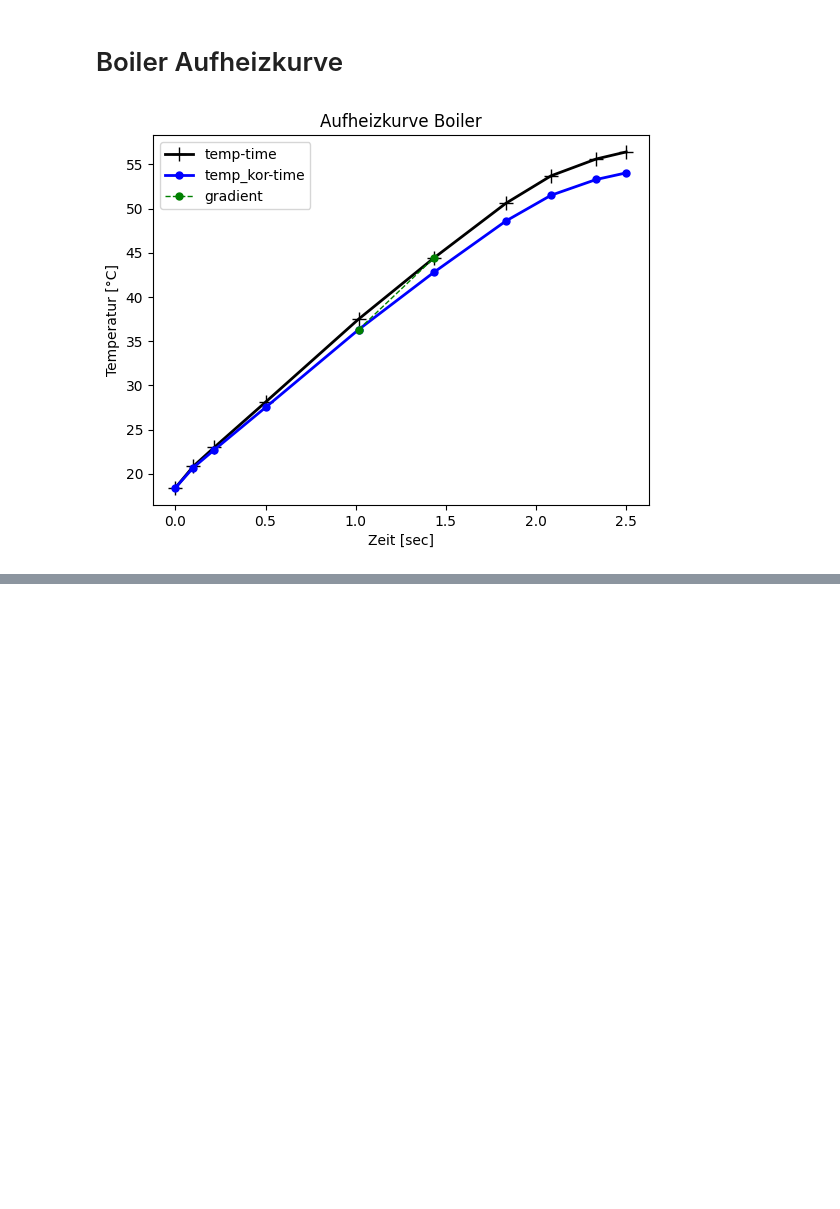
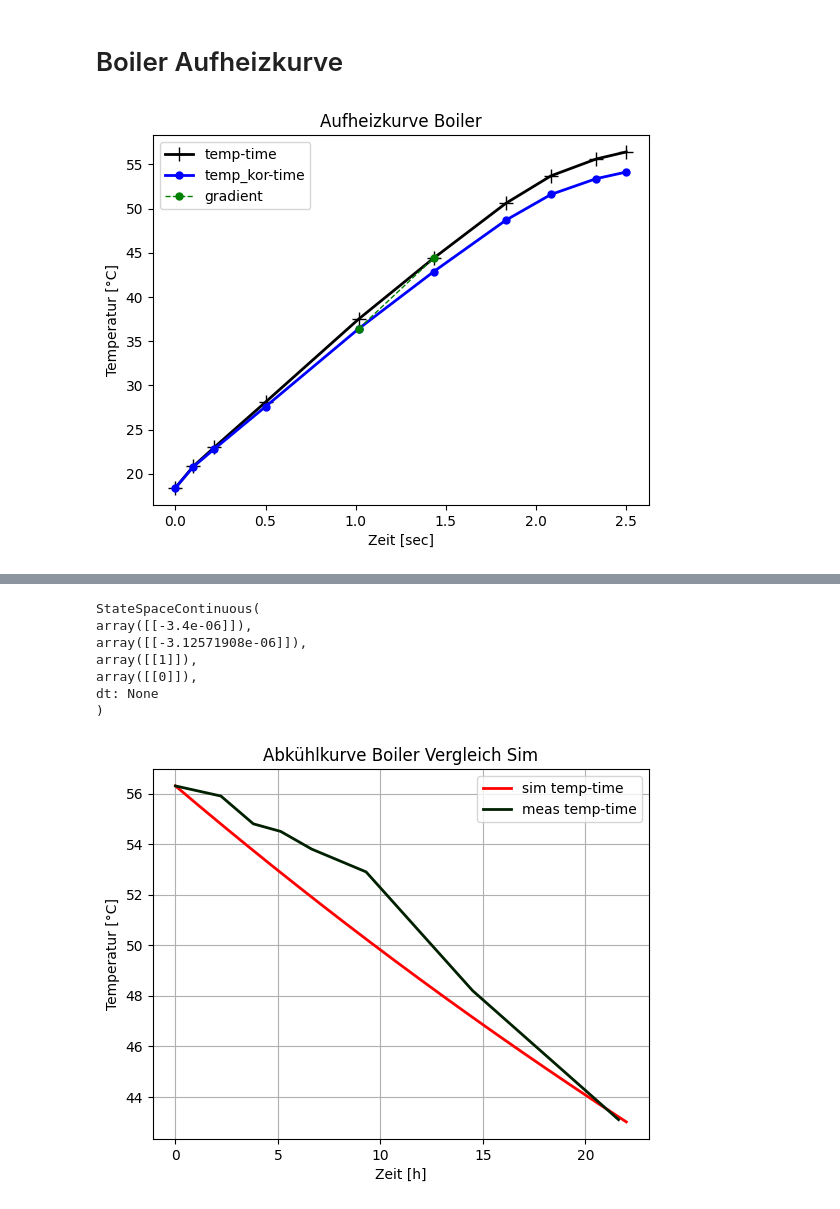
Before and after one commit to paultoster/hometools, a Jupyter notebook: python3/jupyter/Boiler_AufheizAbkühlKurve.ipynb, the cells around one changed output, grey strips where cells are left out. Saved outputs shown, nothing was run; the diff lists cells and outputs as text; code cells hidden in the pictures; blank space fills up the shorter version.

```diff
--- a/python3/jupyter/Boiler_AufheizAbkühlKurve.ipynb
+++ b/python3/jupyter/Boiler_AufheizAbkühlKurve.ipynb
@@ -145,0 +217,46 @@ plt.show()
+# %%
+
+#
+# dT/dt = -a * T(t) + b * P(t)
+#
+
+a = 3.4e-6
+b = 3.1257190807128296e-06
+
+A = -a # np.array([[0, 1], [0, 0]])
+B = -b # np.array([[0], [1]])
+C = 1 # np.array([[1, 0]])
+D = 0 # np.array([[0]])
+
+sys = signal.StateSpace(A, B, C, D)
+print(sys)
+t_end = 22*60*60 # sec
+
+#time = np.linspace(0, t_end, num=int(t_end/100))
+time = np.arange(0, t_end, 10)
+
+P = np.zeros_like(time)
+
+tout, y, x = signal.lsim(sys, U=P, T=time, X0 = temp_abkuehl_deg[0])
+
+temp_sim2 = np.zeros_like(time_abkuehl_s)
+time_mess = time_abkuehl_s-time_abkuehl_s[0]
+
+plt.plot(tout/60./60.,y,color='r',linestyle='-',linewidth=2,label='sim temp-time')
+plt.plot(time_mess/60./60.,temp_abkuehl_deg,color='#002000',linestyle='-',linewidth=2,label='meas temp-time')
+
+plt.title('Abkühlkurve Boiler Vergleich Sim')
+plt.xlabel('Zeit [h]')
+plt.ylabel('Temperatur [°C]')
+plt.grid()
+plt.legend()
+plt.show()
+# %% [output]
+StateSpaceContinuous(
+array([[-3.4e-06]]),
+array([[-3.12571908e-06]]),
+array([[1]]),
+array([[0]]),
+dt: None
+)
+[figure, added]
```
Also changed, not shown: parts of 6 cells of this notebook, 2 other files.
